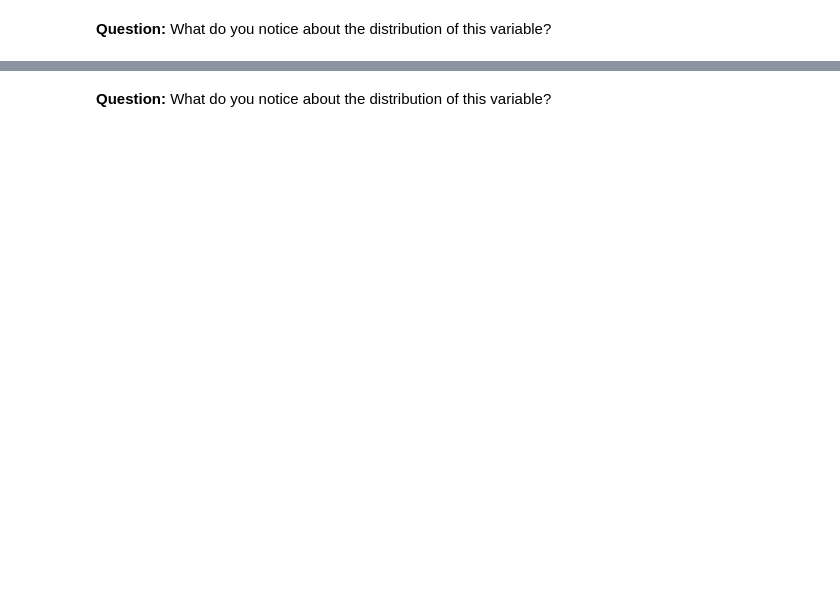
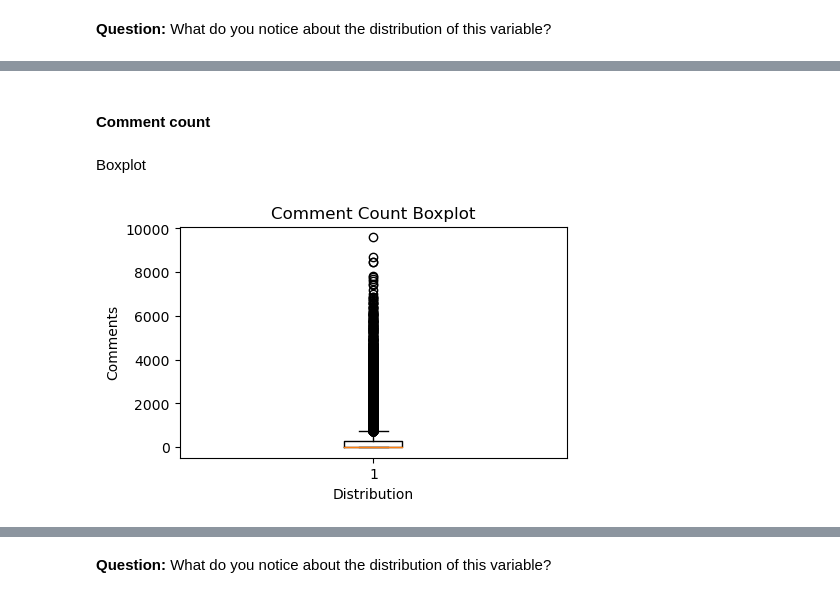
Before and after one commit to lenifilgueira/TikTok-EDA-and-Data-Visualization-Project, a Jupyter notebook: EDA and Data Visualization - TikTok.ipynb, the cells around one changed output, grey strips where cells are left out. Saved outputs shown, nothing was run; the diff lists cells and outputs as text; code cells hidden in the pictures; blank space fills up the shorter version.

```diff
--- a/EDA and Data Visualization - TikTok.ipynb
+++ b/EDA and Data Visualization - TikTok.ipynb
@@ -214,0 +226,13 @@ Create a histogram of the values in the `video_comment_count` column to further
+# %% [markdown]
+#### Comment count
+# %% [markdown]
+Boxplot
+# %%
+plt.figure(figsize=(5, 3))
+plt.boxplot(df['video_comment_count'])
+plt.xlabel('Distribution')
+plt.ylabel('Comments')
+plt.title('Comment Count Boxplot')
+plt.show()
+# %% [output]
+[figure, added]
```
Also changed, not shown: parts of 77 cells of this notebook.
